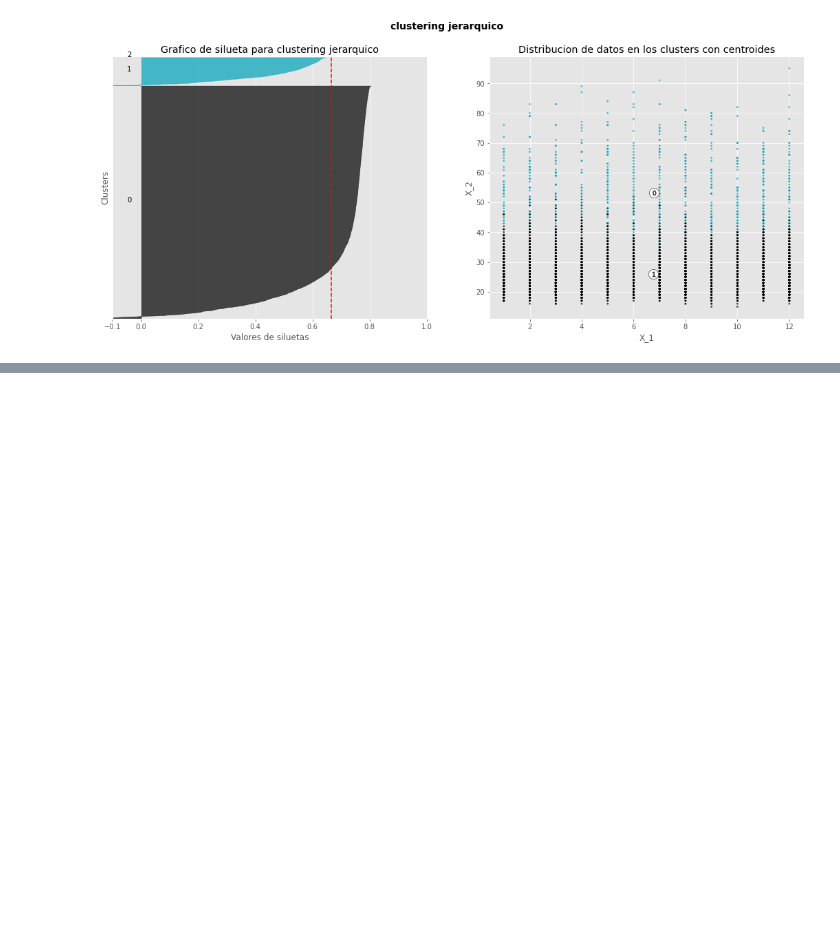
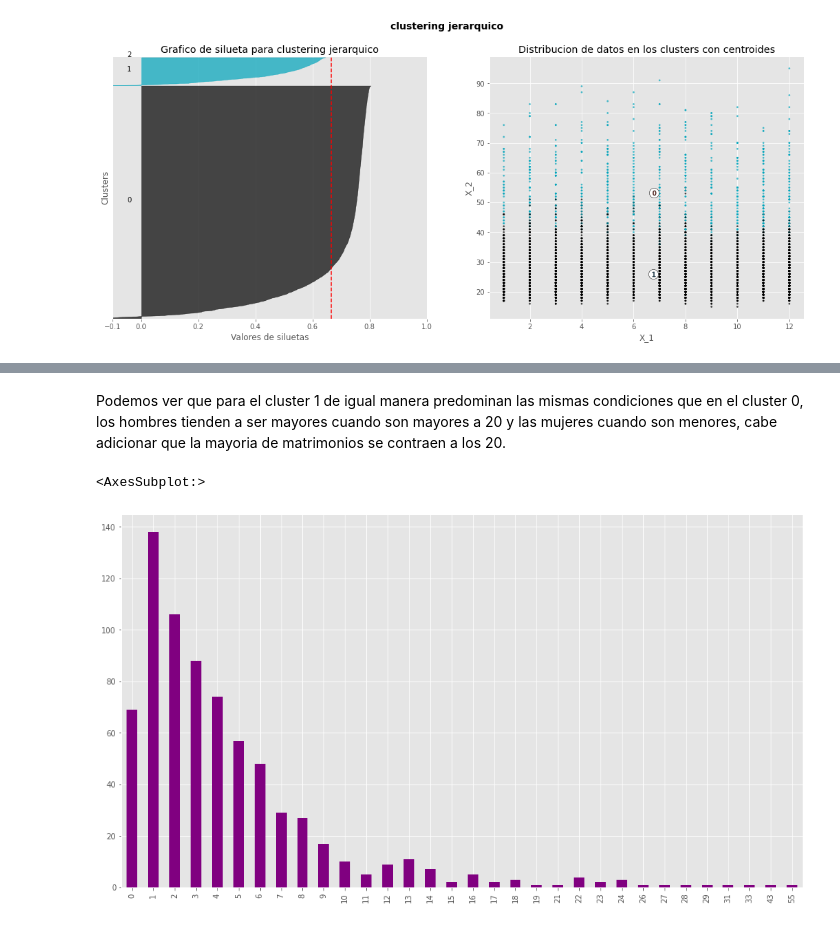
Before and after one commit to Diego223/ProyectoMiningData, a Jupyter notebook: PROYECTO1DM.ipynb, the cells around one changed output, grey strips where cells are left out. Cells and saved outputs as stored; diff of their text form; code cells hidden in the pictures; blank space fills up the shorter version.

```diff
--- a/PROYECTO1DM.ipynb
+++ b/PROYECTO1DM.ipynb
@@ -735,0 +757,7 @@ cluster_0[['EDADHOM', 'EDADMUJ']].mean().plot(kind='pie')
+# %% [markdown]
+Podemos ver que para el cluster 1 de igual manera predominan las mismas condiciones que en el cluster 0, los hombres tienden a ser mayores cuando son mayores a 20 y las mujeres cuando son menores, cabe adicionar que la mayoria de matrimonios se contraen a los 20.
+# %%
+cluster_1['RESTAEDADES'].value_counts().sort_index().plot(kind='bar',color="purple")
+# %% [output]
+<AxesSubplot:>
+[figure, added]
```
Also changed, not shown: parts of 35 cells of this notebook.
